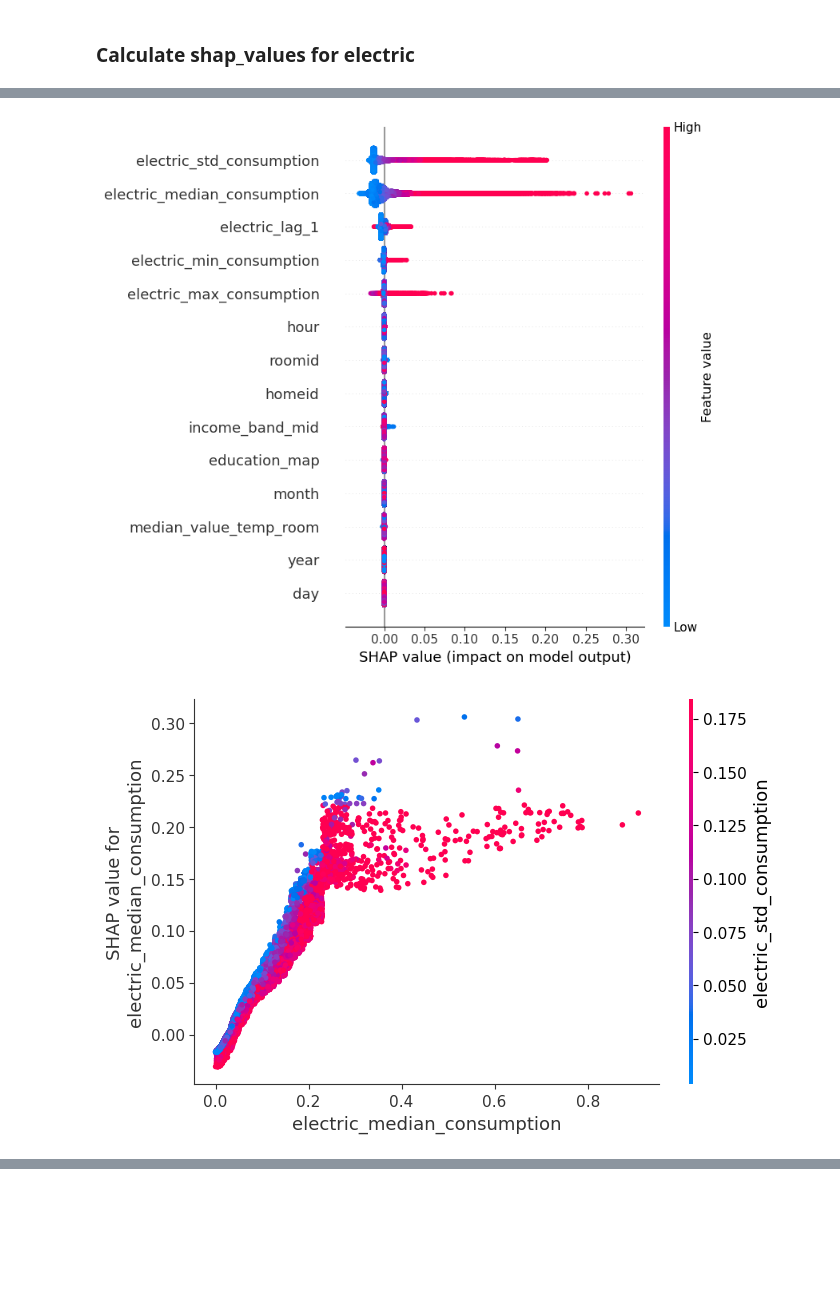
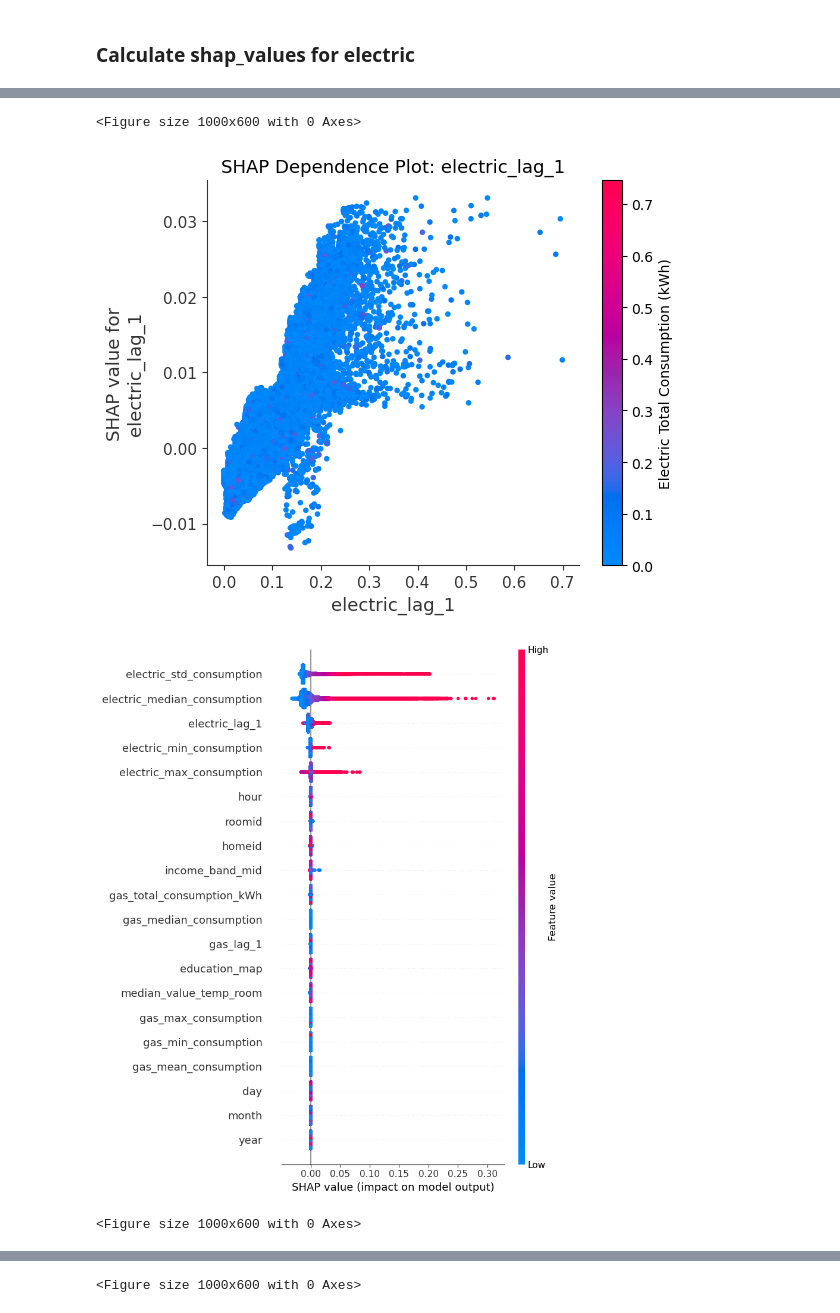
Before and after one commit to sudo-Oliver/Predictive-Analytics-Private, a Jupyter notebook: notebooks/EnsembleLearning.ipynb, the cells around one changed output, grey strips where cells are left out. Saved outputs shown, nothing was run; the diff lists cells and outputs as text; code cells hidden in the pictures; blank space fills up the shorter version.

Commit message:
Final Emsemble Learning + correct plots

```diff
--- a/notebooks/EnsembleLearning.ipynb
+++ b/notebooks/EnsembleLearning.ipynb
@@ -126,12 +137,7 @@ import catboost as cb
 from sklearn.ensemble import RandomForestRegressor
 
 # Sample data
-X_elec = df.drop(columns=['electric_total_consumption_kWh',
-                     'gas_total_consumption_kWh','gas_mean_consumption',
-                     'gas_min_consumption',
-                     'gas_max_consumption',
-                     'gas_median_consumption',
-                     'gas_lag_1'])
+X_elec = df.drop(columns=['electric_total_consumption_kWh'])
 y_elec = df['electric_total_consumption_kWh']
 
 # Progress bar callback
@@ -400,12 +406,7 @@ Index(['homeid', 'electric_min_consumption', 'electric_max_consumption',
        'electric_lag_1', 'gas_lag_1'],
       dtype='object')
 # %%
-X_gas = df.drop(columns=['electric_total_consumption_kWh',
-                     'gas_total_consumption_kWh',
-                     'electric_min_consumption',
-                     'electric_max_consumption',
-                     'electric_median_consumption',
-                     'electric_lag_1'])
+X_gas = df.drop(columns=['gas_total_consumption_kWh'])
 y_gas = df['gas_total_consumption_kWh']
 
 # Create one study per model.
@@ -547,6 +548,9 @@ Model: lightgbm
 ### Calculate shap_values for electric
 # %%
 from tqdm.auto import tqdm
+import shap
+import matplotlib.pyplot as plt
+import seaborn as sns
 # Split data into train, validation, and test sets 70% train, 15% validation, 15% test
 X_temp_elec, X_test_elec, y_temp_elec, y_test_elec = train_test_split(X_elec, y_elec, test_size=0.15, random_state=42)
 
@@ -555,7 +559,6 @@ X_train_elec, X_val_elec, y_train_elec, y_val_elec = train_test_split(X_temp_ele
 
 # Compare best trials from each separate study
 print("\nBest Trials Per Model:")
-import shap
 
 for model_name, model_study in studies.items():
     if model_name == "randomforest":
@@ -573,24 +576,60 @@ for model_name, model_study in studies.items():
     for key, value in best_trial.params.items():
         print(f"    {key}: {value}")
 
-    with tqdm(desc=f"SHAP for {model_name}", total=3) as pbar:
+    with tqdm(desc=f"SHAP for {model_name}", total=6) as pbar:
         # 1. Re-create the best model from the best trial
         best_params = {k: v for k, v in best_trial.params.items()}
         final_model = MODEL_CONSTRUCTORS[model_name](best_params)
         pbar.update(1)
 
-        # 2. Fit on your full dataset or a final train set
+        # 2. Fit on full train set
         final_model.fit(X_elec, y_elec)
         pbar.update(1)
 
         # 3. Generate SHAP explanations and plots
         explainer = shap.TreeExplainer(final_model)
         shap_values_elec = explainer.shap_values(X_test_elec)
-        #shap.summary_plot(shap_values_elec, X_test_elec, plot_type="bar")
+        pbar.update(1)
+
+        # Create a scatter plot with custom color mapping
+        plt.figure(figsize=(10, 6))
+        shap.dependence_plot("electric_lag_1", shap_values_elec, X_test_elec, interaction_index=None, show=False)
+        scatter = plt.gcf().get_axes()[0].collections[0]
+        scatter.set_cmap(shap.plots.colors.red_blue)
+        scatter.set_array(y_test_elec)
+        cbar = plt.colorbar(scatter)
+        cbar.set_label('Electric Total Consumption (kWh)', fontsize=10)
+        plt.title('SHAP Dependence Plot: electric_lag_1', fontsize=13)
+        plt.show()
+
+        # Show summary plot
         shap.summary_plot(shap_values_elec, X_test_elec)
-        shap.dependence_plot("electric_median_consumption", shap_values_elec, X_test_elec)
-        shap.dependence_plot("electric_lag_1", shap_values_elec, X_test_elec)
         pbar.update(1)
+
+        # Scatter plot for income band
+        plt.figure(figsize=(10, 6))
+        shap.dependence_plot("income_band_mid", shap_values_elec, X_test_elec, interaction_index=None, show=False)
+        scatter = plt.gcf().get_axes()[0].collections[0]
+        scatter.set_cmap(shap.plots.colors.red_blue)
+        scatter.set_array(y_test_elec)
+        cbar = plt.colorbar(scatter)
+        cbar.set_label('Electric Total Consumption (kWh)', fontsize=10)
+        plt.title('SHAP Dependence Plot: income_band_mid', fontsize=13)
+        plt.show()
+        pbar.update(1)
+
+        # Scatter plot for education map
+        plt.figure(figsize=(10, 6))
+        shap.dependence_plot("education_map", shap_values_elec, X_test_elec, interaction_index=None, show=False)
+        scatter = plt.gcf().get_axes()[0].collections[0]
+        scatter.set_cmap(shap.plots.colors.red_blue)
+        scatter.set_array(y_test_elec)
+        cbar = plt.colorbar(scatter)
+        cbar.set_label('Electric Total Consumption (kWh)', fontsize=10)
+        plt.title('SHAP Dependence Plot: income_band_mid', fontsize=13)
+        plt.show()
+
+        pbar.update(1)
 # %% [output]
 Best Trials Per Model:
 
@@ -608,3 +647,5 @@ Model: lightgbm
     reg_lambda: 10
+<Figure size 1000x600 with 0 Axes>
-[figure, old version]
+[figure, new version]
-[figure, old version]
+[figure, new version]
+<Figure size 1000x600 with 0 Axes>
@@ -623,0 +653 @@ Model: xgboost
+<Figure size 1000x600 with 0 Axes>
```
Also changed, not shown: parts of 6 cells of this notebook.
